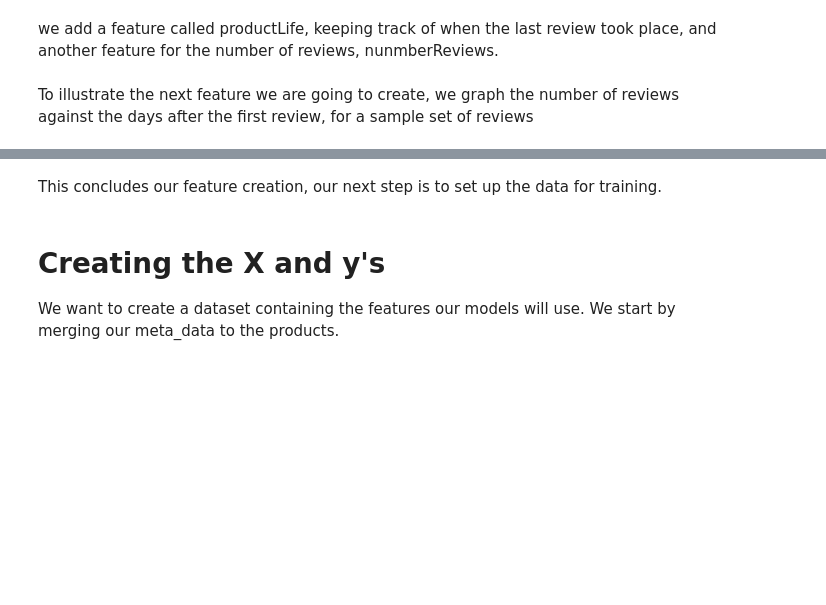
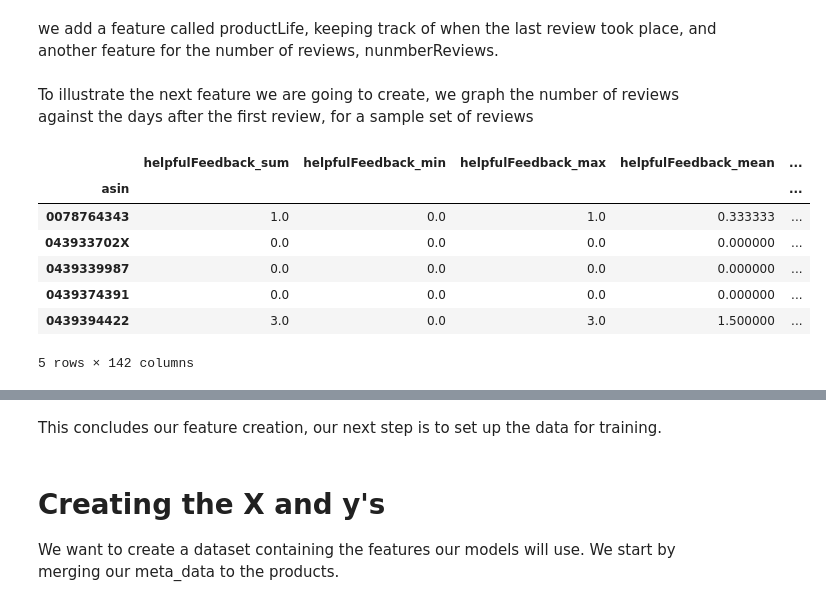
Before and after one commit to mptcloud/hackon_data, a Jupyter notebook: Predicting_salesRank/Predicting_salesRank.ipynb, the cells around one changed output, grey strips where cells are left out. Drawn from its saved outputs; the diff is of its cells as text; code cells hidden in the pictures; blank space fills up the shorter version.

```diff
--- a/Predicting_salesRank/Predicting_salesRank.ipynb
+++ b/Predicting_salesRank/Predicting_salesRank.ipynb
@@ -419,4 +419,15 @@ def create(days):
             Y.append(Y[-1]+1)
             current+=1
     return X,Y
+# %%
+df_products.head()
+# %% [output]
+|  | helpfulFeedback_sum | helpfulFeedback_min | helpfulFeedback_max | helpfulFeedback_mean | ... |
+| asin |  |  |  |  | ... |
+| 0078764343 | 1.0 | 0.0 | 1.0 | 0.333333 | ... |
+| 043933702X | 0.0 | 0.0 | 0.0 | 0.000000 | ... |
+| 0439339987 | 0.0 | 0.0 | 0.0 | 0.000000 | ... |
+| 0439374391 | 0.0 | 0.0 | 0.0 | 0.000000 | ... |
+| 0439394422 | 3.0 | 0.0 | 3.0 | 1.500000 | ... |
+5 rows × 142 columns
 # %%
```
Also changed, not shown: parts of 25 cells of this notebook.
